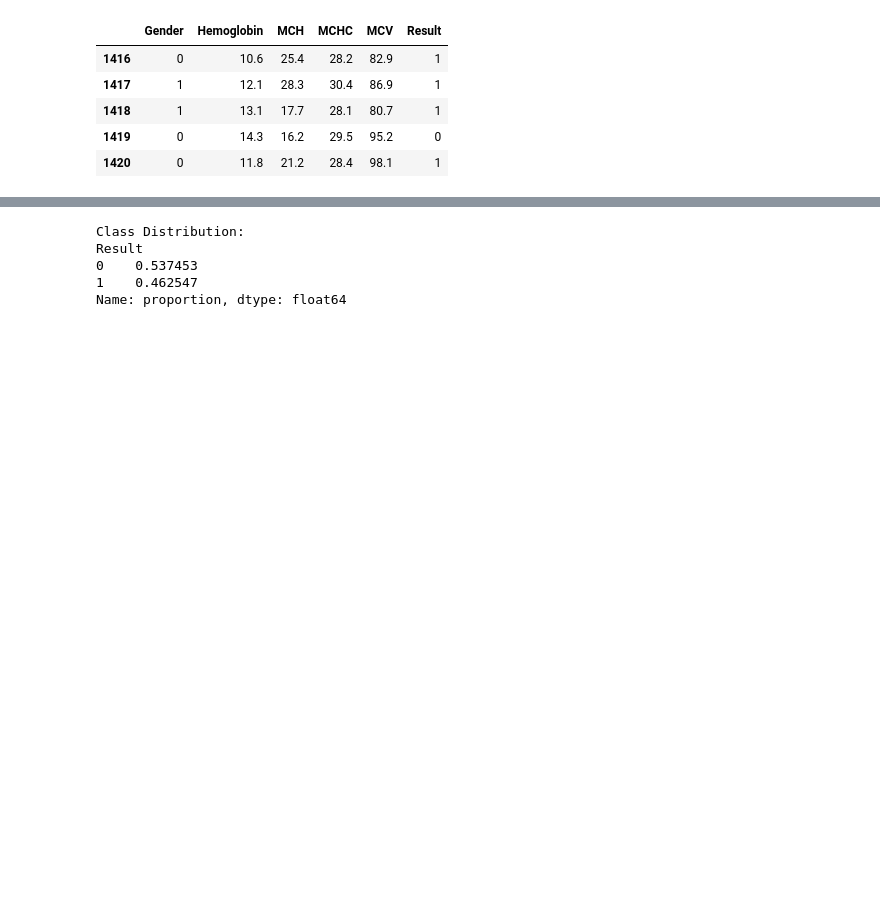
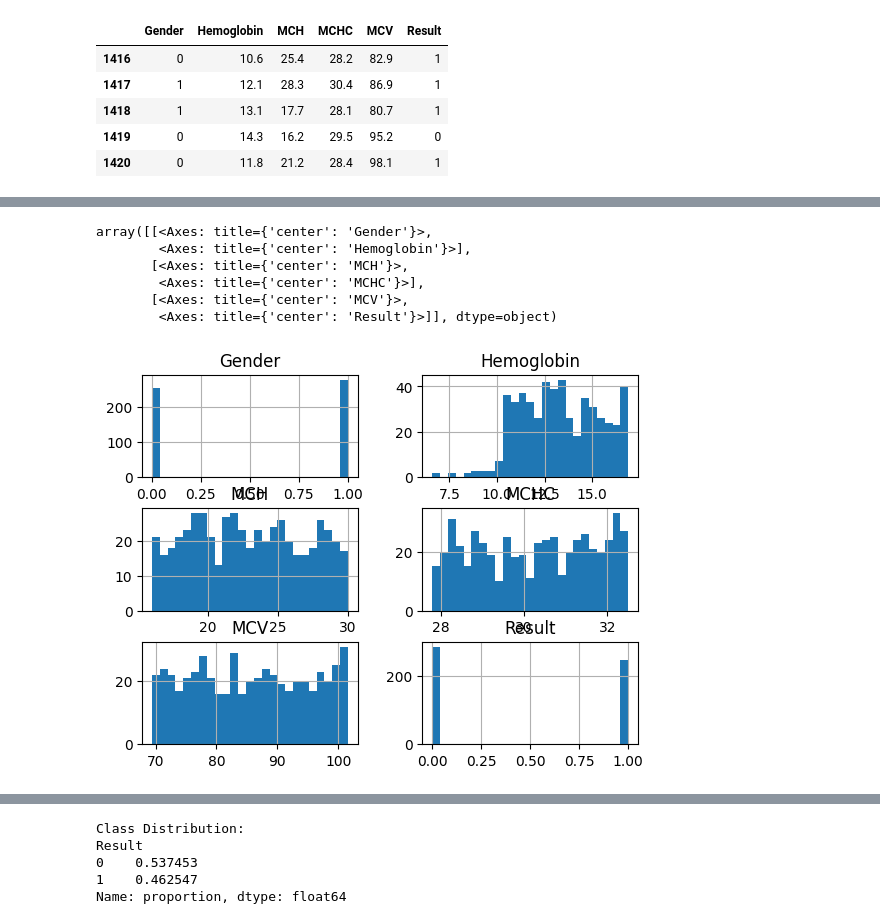
Before and after one commit to JohananOppongAmoateng/Anaemia-Classifier, a Jupyter notebook: anemia.ipynb, the cells around one changed output, grey strips where cells are left out. Saved outputs shown, nothing was run; the diff lists cells and outputs as text; code cells hidden in the pictures; blank space fills up the shorter version.

```diff
--- a/anemia.ipynb
+++ b/anemia.ipynb
@@ -64,0 +67,10 @@ data = data.drop_duplicates()
+# %%
+data.hist(bins=25)
+# %% [output]
+array([[<Axes: title={'center': 'Gender'}>,
+        <Axes: title={'center': 'Hemoglobin'}>],
+       [<Axes: title={'center': 'MCH'}>,
+        <Axes: title={'center': 'MCHC'}>],
+       [<Axes: title={'center': 'MCV'}>,
+        <Axes: title={'center': 'Result'}>]], dtype=object)
+[figure, added]
```
Also changed, not shown: parts of 19 cells of this notebook, 2 other files.
